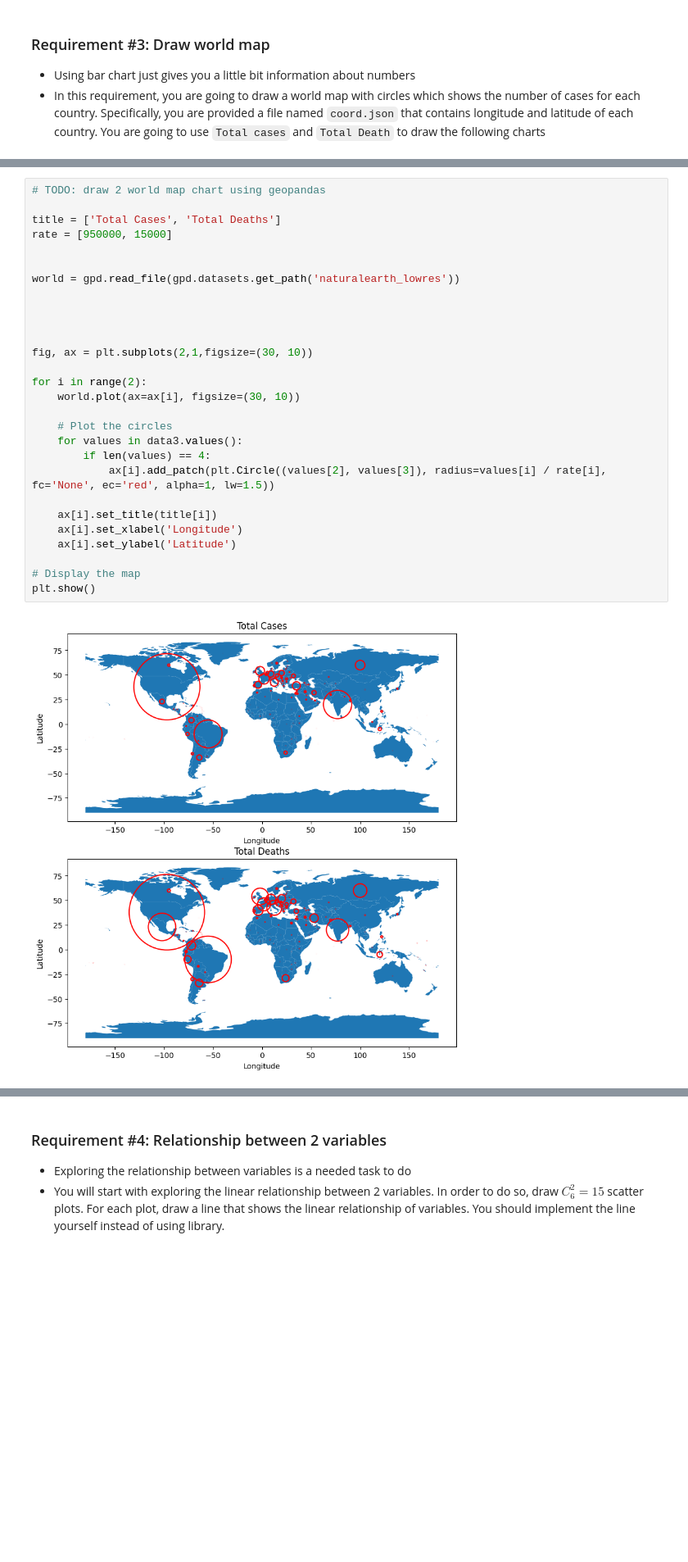
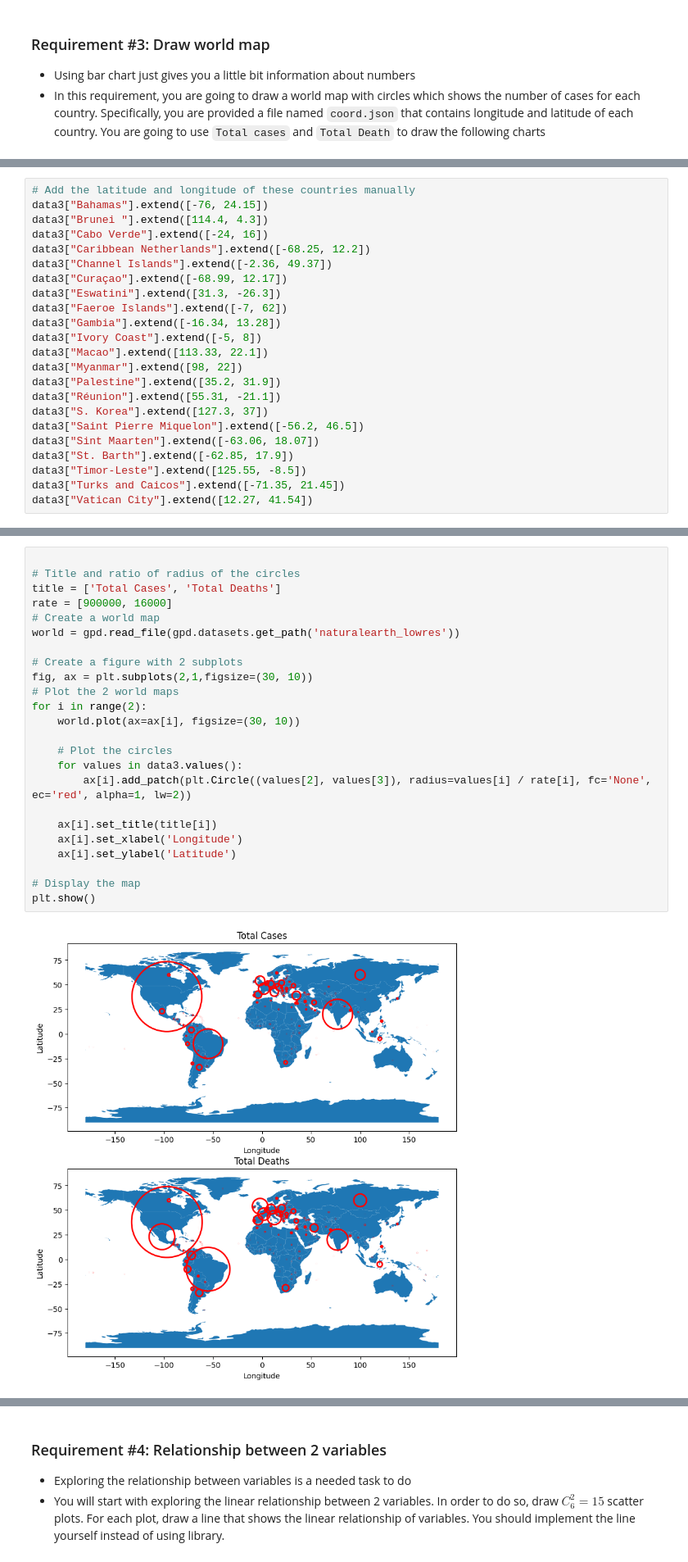
Before and after one commit to khanhnhan1512/Lab-3, a Jupyter notebook: 21127657.ipynb, the cells around one changed output, grey strips where cells are left out. Shown: that part at 82% size. Cells and saved outputs as stored; diff of their text form; blank space fills up the shorter version.

```diff
--- a/21127657.ipynb
+++ b/21127657.ipynb
@@ -315,0 +319,23 @@ data3
+# %%
+# Add the latitude and longitude of these countries manually
+data3["Bahamas"].extend([-76, 24.15])
+data3["Brunei "].extend([114.4, 4.3])
+data3["Cabo Verde"].extend([-24, 16])
+data3["Caribbean Netherlands"].extend([-68.25, 12.2])
+data3["Channel Islands"].extend([-2.36, 49.37])
+data3["Curaçao"].extend([-68.99, 12.17])
+data3["Eswatini"].extend([31.3, -26.3])
+data3["Faeroe Islands"].extend([-7, 62])
+data3["Gambia"].extend([-16.34, 13.28])
+data3["Ivory Coast"].extend([-5, 8])
+data3["Macao"].extend([113.33, 22.1])
+data3["Myanmar"].extend([98, 22])
+data3["Palestine"].extend([35.2, 31.9])
+data3["Réunion"].extend([55.31, -21.1])
+data3["S. Korea"].extend([127.3, 37])
+data3["Saint Pierre Miquelon"].extend([-56.2, 46.5])
+data3["Sint Maarten"].extend([-63.06, 18.07])
+data3["St. Barth"].extend([-62.85, 17.9])
+data3["Timor-Leste"].extend([125.55, -8.5])
+data3["Turks and Caicos"].extend([-71.35, 21.45])
+data3["Vatican City"].extend([12.27, 41.54])
@@ -316,30 +344,26 @@ data3
 # %%
-# TODO: draw 2 world map chart using geopandas
 
+# Title and ratio of radius of the circles
 title = ['Total Cases', 'Total Deaths']
-rate = [950000, 15000]
-
-
+rate = [900000, 16000]
+# Create a world map
 world = gpd.read_file(gpd.datasets.get_path('naturalearth_lowres'))
 
-
-
-
+# Create a figure with 2 subplots
 fig, ax = plt.subplots(2,1,figsize=(30, 10))
-
+# Plot the 2 world maps
 for i in range(2):
     world.plot(ax=ax[i], figsize=(30, 10))
 
     # Plot the circles
     for values in data3.values():
-        if len(values) == 4:
-            ax[i].add_patch(plt.Circle((values[2], values[3]), radius=values[i] / rate[i], fc='None', ec='red', alpha=1, lw=1.5))
+        ax[i].add_patch(plt.Circle((values[2], values[3]), radius=values[i] / rate[i], fc='None', ec='red', alpha=1, lw=2))
 
     ax[i].set_title(title[i])
     ax[i].set_xlabel('Longitude')
     ax[i].set_ylabel('Latitude')
 
 # Display the map
 plt.show()
 # %% [output]
-[figure, old version]
+[figure, new version]
```
Also changed, not shown: parts of 8 cells of this notebook.
